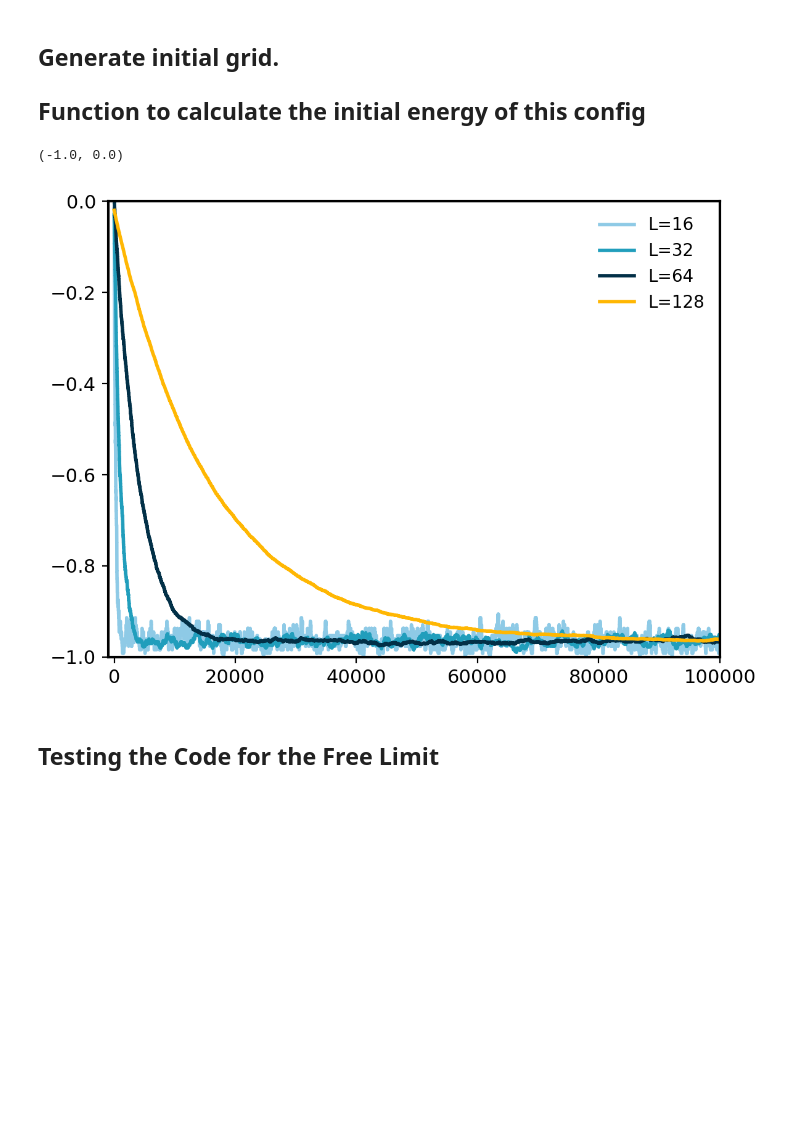
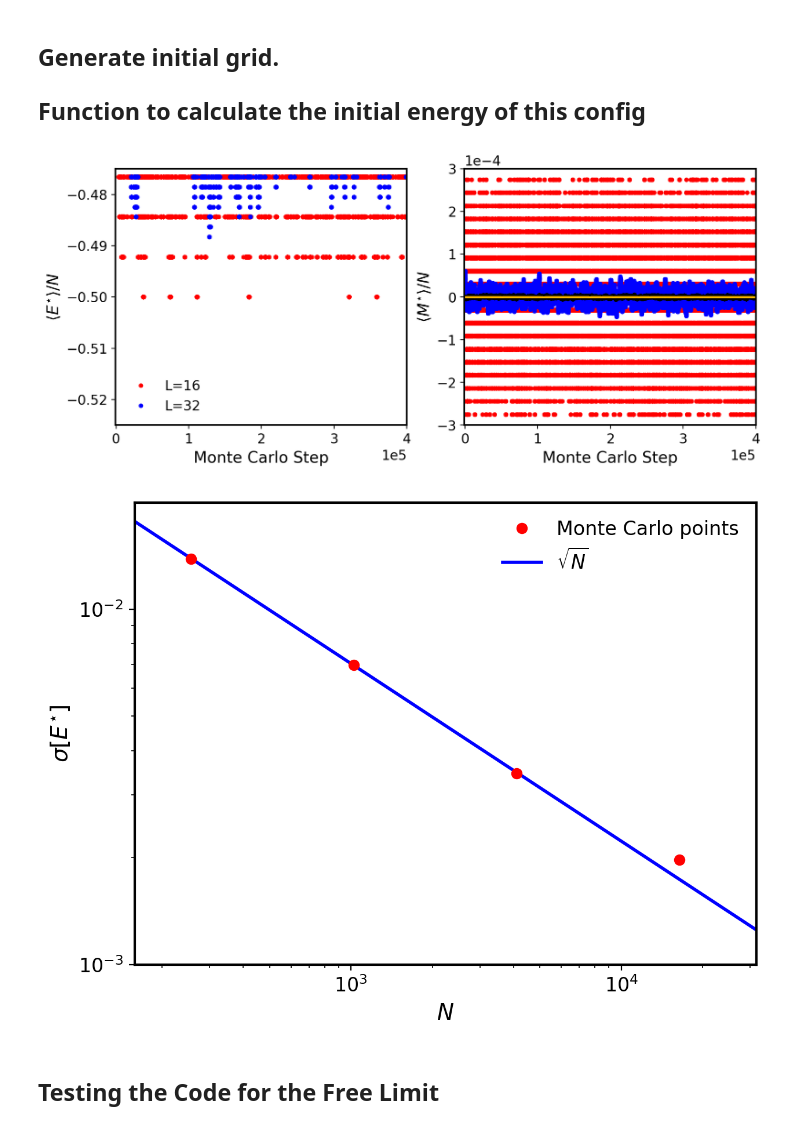
Before and after one commit to aosoares/MC, a Jupyter notebook: monte_carlo.ipynb, the cells around one changed output. Drawn from its saved outputs; the diff is of its cells as text; code cells hidden in the pictures; blank space fills up the shorter version.

```diff
--- a/monte_carlo.ipynb
+++ b/monte_carlo.ipynb
@@ -91,10 +130,11 @@ def MC3_step(Nsteps,beta,init,J=1,B=0):
     N  = len(init)
     #array to store the energies:
     E  = np.zeros(Nsteps,dtype=nb.float64)
-    E2  = np.zeros(Nsteps,dtype=nb.float64)
+    M  = np.zeros(Nsteps,dtype=nb.float64)
 
     #initial_energy
     E0 = Hamiltonian_init(init,J,B)
+    M0 = np.sum(init)
 
     for k in range(Nsteps):
         ## Metropolis step
@@ -109,33 +149,59 @@ def MC3_step(Nsteps,beta,init,J=1,B=0):
         if rd.random() < np.exp(-beta*dE):
 
             E0 += dE
+            M0 -=2.*init[X,Y]
             init[X,Y] *= -1
-        E[k]  = E0
-        E2[k] = E0*E0
+        E[k]  = E0/(N*N)
+        M[k] = M0/((N*N)**2)
 
-    return E,E2
+    return E,M
 # %%
-steps = 100_000
+steps = 400_000
 
 init = spins_generator(16)
-E16,a = MC3_step(steps,2,init,0,1)
+E16,E16_2 = MC3_step(steps,2,init,1,0)
 
 init = spins_generator(32)
-E32,a = MC3_step(steps,2,init,0,1)
+E32,E32_2 = MC3_step(steps,2,init,1,0)
 
 init = spins_generator(64)
-E64,a = MC3_step(steps,2,init,0,1)
+E64,E64_2 = MC3_step(steps,2,init,1,0)
 
 init = spins_generator(128)
-E128,a = MC3_step(steps,2,init,0,1)
+E128,E128_2 = MC3_step(steps,2,init,1,0)
 # %%
-plt.plot(E16/(16*16),label="L=16")
-plt.plot(E32/(32*32),label="L=32")
-plt.plot(E64/(64*64),label="L=64")
-plt.plot(E128/(128*128),label="L=128")
-plt.legend(frameon=False)
-plt.xlim(-1000,steps)
-plt.ylim(-1,0)
+fig,axs = plt.subplots(ncols=2,figsize=(9,4))
+axs[0].plot(E16,".",label="L=16")
+axs[0].plot(E32,".",label="L=32")
+#axs[0].plot(E64,".",label="L=64")
+#axs[0].plot(E128,".",label="L=128")
+axs[0].legend(frameon=False)
+
+
+axs[0].ticklabel_format(style='sci',scilimits=(0,0),axis='x')
+axs[1].plot(E16_2,".",label="L=16")
+axs[1].plot(E32_2,".",label="L=32")
+axs[1].plot(E64_2,".",label="L=64")
+axs[1].plot(E128_2,".",ms=1,label="L=128")
+axs[1].ticklabel_format(style='sci',scilimits=(0,0),axis='x')
+axs[1].ticklabel_format(style='sci',scilimits=(0,0),axis='y')
+
+
+axs[0].set_ylabel(r"$\langle E^{\star} \rangle / N $")
+axs[1].set_ylabel(r"$\langle M^{\star} \rangle / N $")
+
+
+axs[0].set_xlabel("Monte Carlo Step")
+axs[1].set_xlabel("Monte Carlo Step")
+
+
+axs[0].set_xlim(-1000,steps)
+axs[0].set_ylim(-0.525,-0.475)
+
+axs[1].set_xlim(-1000,steps)
+axs[1].set_ylim(-0.0003,0.0003)
+plt.tight_layout(pad=0.5)
+
+plt.savefig("monte_carlo_steps.png")
 # %% [output]
-(-1.0, 0.0)
-[figure, old version]
+[figure, new version]
@@ -142,3 +231,18 @@ plt.ylim(-1,0)
+# %%
+sizess = np.linspace(10*10,200*200,1024)
+plt.plot(sizes,var,"r.",ms=12,label=r"Monte Carlo points")
+plt.plot(sizess,inv_sqrt(sizess,*pov),"b-",zorder=-1,label=r"$\sqrt{N}$")
+plt.yscale("log")
+plt.xscale("log")
+plt.xlim(10**(2.2),10**(4.5))
+plt.ylim(10**(-3),10**(-1.7))
+plt.ylabel(r"$\sigma [E^{\star}]$")
+plt.xlabel(r"$N$")
+plt.legend(frameon=False)
+plt.tight_layout()
+plt.savefig("std_energy_system_size.png")
+# %% [output]
+[figure, added]
 # %% [markdown]
 ## Testing the Code for the Free Limit
 # %%
```
Also changed, not shown: parts of 54 cells of this notebook.
